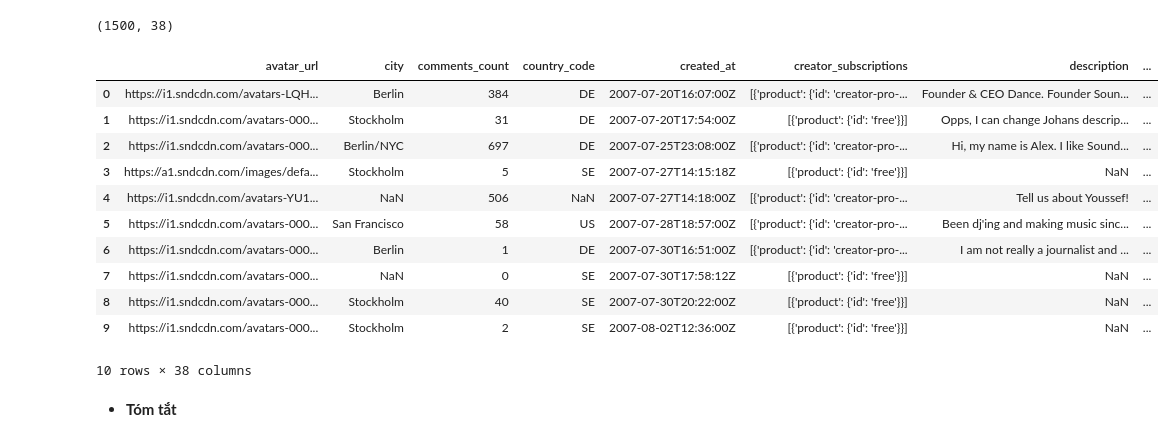
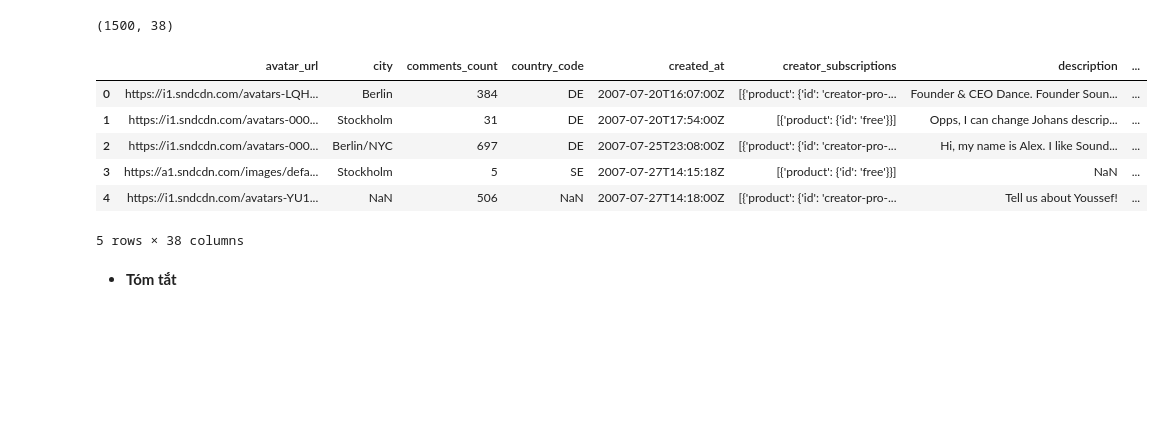
Before and after one commit to trile101/Project2_DataAnalysis_Soundcloud, a Jupyter notebook: User/User.ipynb, the cells around one changed output. Cells and saved outputs as stored; diff of their text form; code cells hidden in the pictures; blank space fills up the shorter version.

```diff
--- a/User/User.ipynb
+++ b/User/User.ipynb
@@ -16,20 +25,15 @@ users.shape
 # %% [output]
 (1500, 38)
 # %%
-users[0:10]
+users.head()
 # %% [output]
 |  | avatar_url | city | comments_count | country_code | created_at | creator_subscriptions | description | ... |
 | 0 | https://i1.sndcdn.com/avatars-LQH... | Berlin | 384 | DE | 2007-07-20T16:07:00Z | [{'product': {'id': 'creator-pro-... | Founder & CEO Dance. Founder Soun... | ... |
 | 1 | https://i1.sndcdn.com/avatars-000... | Stockholm | 31 | DE | 2007-07-20T17:54:00Z | [{'product': {'id': 'free'}}] | Opps, I can change Johans descrip... | ... |
 | 2 | https://i1.sndcdn.com/avatars-000... | Berlin/NYC | 697 | DE | 2007-07-25T23:08:00Z | [{'product': {'id': 'creator-pro-... | Hi, my name is Alex. I like Sound... | ... |
 | 3 | https://a1.sndcdn.com/images/defa... | Stockholm | 5 | SE | 2007-07-27T14:15:18Z | [{'product': {'id': 'free'}}] | NaN | ... |
 | 4 | https://i1.sndcdn.com/avatars-YU1... | NaN | 506 | NaN | 2007-07-27T14:18:00Z | [{'product': {'id': 'creator-pro-... | Tell us about Youssef! | ... |
-| 5 | https://i1.sndcdn.com/avatars-000... | San Francisco | 58 | US | 2007-07-28T18:57:00Z | [{'product': {'id': 'creator-pro-... | Been dj'ing and making music sinc... | ... |
-| 6 | https://i1.sndcdn.com/avatars-000... | Berlin | 1 | DE | 2007-07-30T16:51:00Z | [{'product': {'id': 'creator-pro-... | I am not really a journalist and ... | ... |
-| 7 | https://i1.sndcdn.com/avatars-000... | NaN | 0 | SE | 2007-07-30T17:58:12Z | [{'product': {'id': 'free'}}] | NaN | ... |
-| 8 | https://i1.sndcdn.com/avatars-000... | Stockholm | 40 | SE | 2007-07-30T20:22:00Z | [{'product': {'id': 'free'}}] | NaN | ... |
-| 9 | https://i1.sndcdn.com/avatars-000... | Stockholm | 2 | SE | 2007-08-02T12:36:00Z | [{'product': {'id': 'free'}}] | NaN | ... |
-10 rows × 38 columns
+5 rows × 38 columns
 # %% [markdown]
 - **Tóm tắt**
 # %% [markdown]
```
Also changed, not shown: parts of 43 cells of this notebook.
